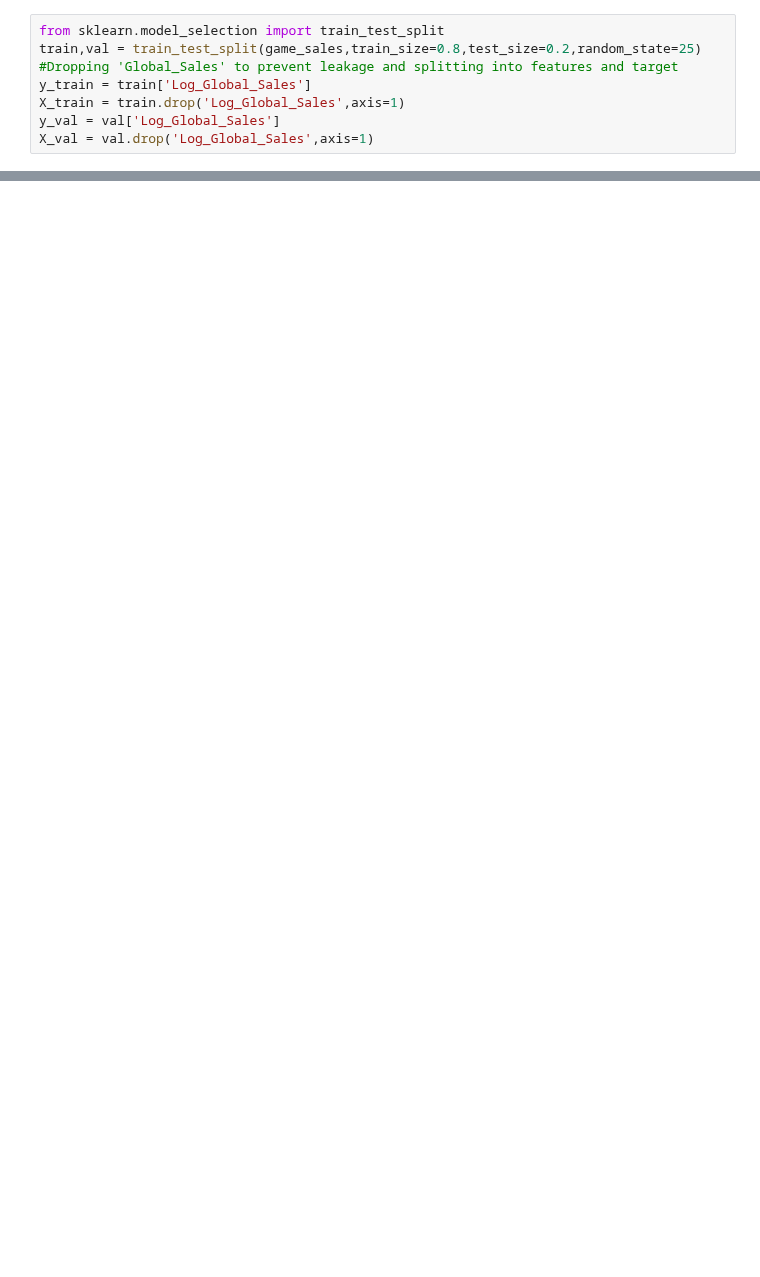
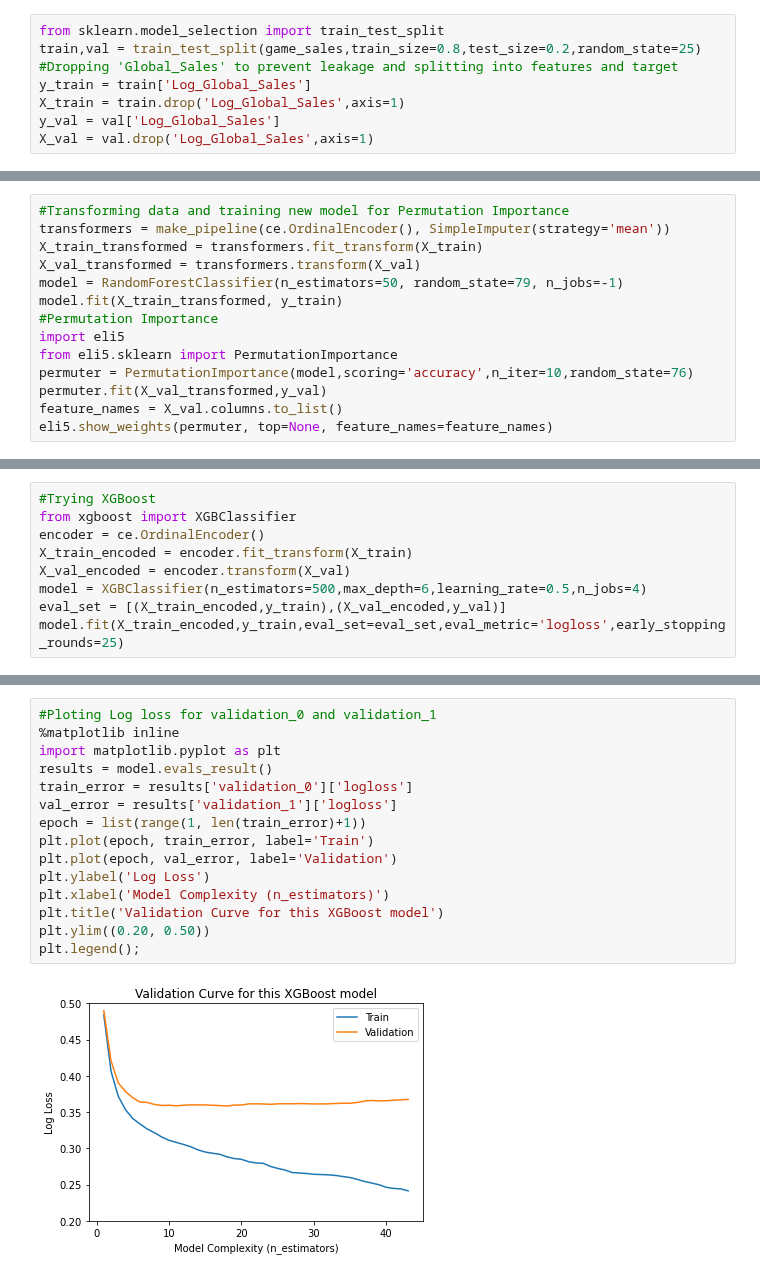
Before and after one commit to mariokart345/DS-Unit-2-Applied-Modeling, a Jupyter notebook: module3-permutation-boosting/LS_DS_233_assignment.ipynb, the cells around one changed output, grey strips where cells are left out. Cells and saved outputs as stored; diff of their text form; blank space fills up the shorter version.

```diff
--- a/module3-permutation-boosting/LS_DS_233_assignment.ipynb
+++ b/module3-permutation-boosting/LS_DS_233_assignment.ipynb
@@ -145,0 +200,14 @@ profile
+# %%
+#Transforming data and training new model for Permutation Importance
+transformers = make_pipeline(ce.OrdinalEncoder(), SimpleImputer(strategy='mean'))
+X_train_transformed = transformers.fit_transform(X_train)
+X_val_transformed = transformers.transform(X_val)
+model = RandomForestClassifier(n_estimators=50, random_state=79, n_jobs=-1)
+model.fit(X_train_transformed, y_train)
+#Permutation Importance
+import eli5
+from eli5.sklearn import PermutationImportance
+permuter = PermutationImportance(model,scoring='accuracy',n_iter=10,random_state=76)
+permuter.fit(X_val_transformed,y_val)
+feature_names = X_val.columns.to_list()
+eli5.show_weights(permuter, top=None, feature_names=feature_names)
@@ -145,0 +222,9 @@ profile
+# %%
+#Trying XGBoost
+from xgboost import XGBClassifier
+encoder = ce.OrdinalEncoder()
+X_train_encoded = encoder.fit_transform(X_train)
+X_val_encoded = encoder.transform(X_val)
+model = XGBClassifier(n_estimators=500,max_depth=6,learning_rate=0.5,n_jobs=4)
+eval_set = [(X_train_encoded,y_train),(X_val_encoded,y_val)]
+model.fit(X_train_encoded,y_train,eval_set=eval_set,eval_metric='logloss',early_stopping_rounds=25)
@@ -145,0 +257,17 @@ profile
+# %%
+#Ploting Log loss for validation_0 and validation_1
+%matplotlib inline
+import matplotlib.pyplot as plt
+results = model.evals_result()
+train_error = results['validation_0']['logloss']
+val_error = results['validation_1']['logloss']
+epoch = list(range(1, len(train_error)+1))
+plt.plot(epoch, train_error, label='Train')
+plt.plot(epoch, val_error, label='Validation')
+plt.ylabel('Log Loss')
+plt.xlabel('Model Complexity (n_estimators)')
+plt.title('Validation Curve for this XGBoost model')
+plt.ylim((0.20, 0.50))
+plt.legend();
+# %% [output]
+[figure, added]
```
Also changed, not shown: parts of 18 cells of this notebook.
